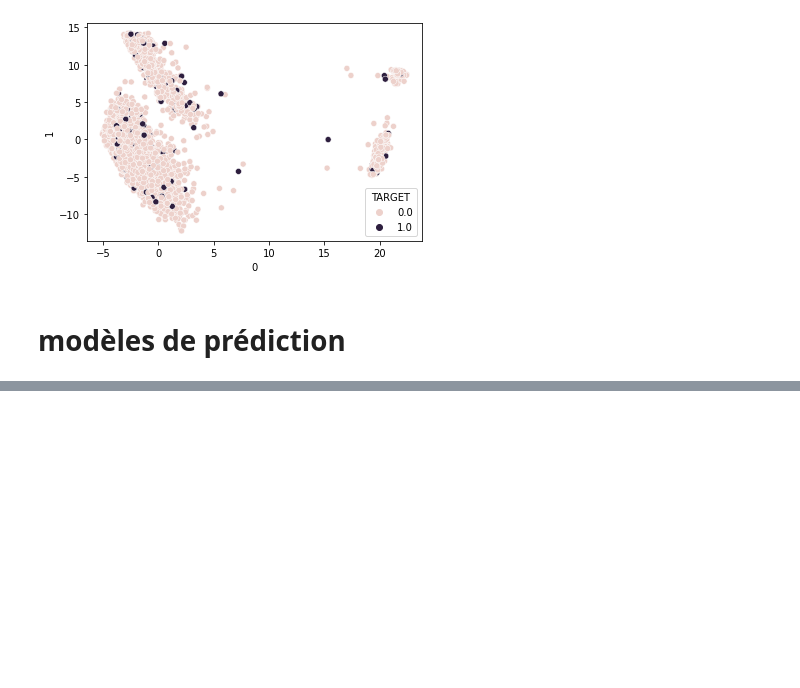
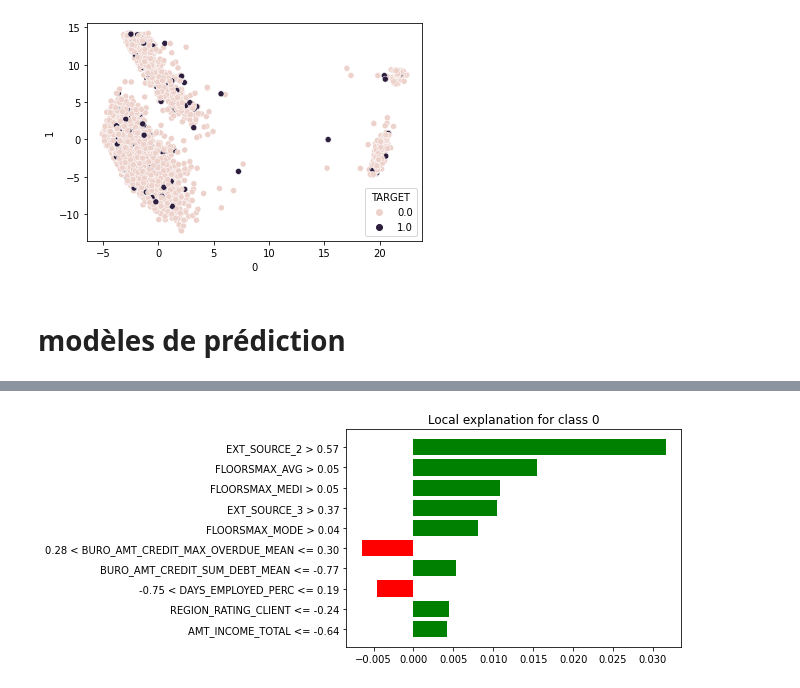
Before and after one commit to JeongJeong-code/P7_scoring, a Jupyter notebook: P7_exploration.ipynb, the cells around one changed output, grey strips where cells are left out. Saved outputs shown, nothing was run; the diff lists cells and outputs as text; code cells hidden in the pictures; blank space fills up the shorter version.

```diff
--- a/P7_exploration.ipynb
+++ b/P7_exploration.ipynb
@@ -840,0 +535,8 @@ df_results['SK_ID_CURR'].isna().sum()
+# %%
+dtc = RandomForestClassifier(max_depth =8, n_estimators = 40, min_samples_split =22,min_samples_leaf =8)
+dtc.fit(X_train,y_train)
+dtc_pred =dtc.predict(test_df)
+y_pred_rfc = dtc.predict(X_test)
+fpr, tpr, thresholds = metrics.roc_curve(y_test, y_pred_rfc)
+pd.DataFrame(confusion_matrix(y_test,y_pred_rfc))
+display(metrics.auc(fpr, tpr))
@@ -840,0 +592,8 @@ df_results['SK_ID_CURR'].isna().sum()
+# %%
+
+lime_train = np.array(X_train)
+explainer = lime.lime_tabular.LimeTabularExplainer(lime_train, mode='classification', feature_names=X_train.columns)
+# %%
+idx = 125
+lime_test = np.array(X_test)
+exp = explainer.explain_instance(lime_test[idx], dtc.predict_proba, num_features=10, top_labels=1)
@@ -840,0 +604,4 @@ df_results['SK_ID_CURR'].isna().sum()
+# %%
+exp.as_pyplot_figure(label=0);
+# %% [output]
+[figure, added]
```
Also changed, not shown: parts of 145 cells of this notebook, 18 other files.
